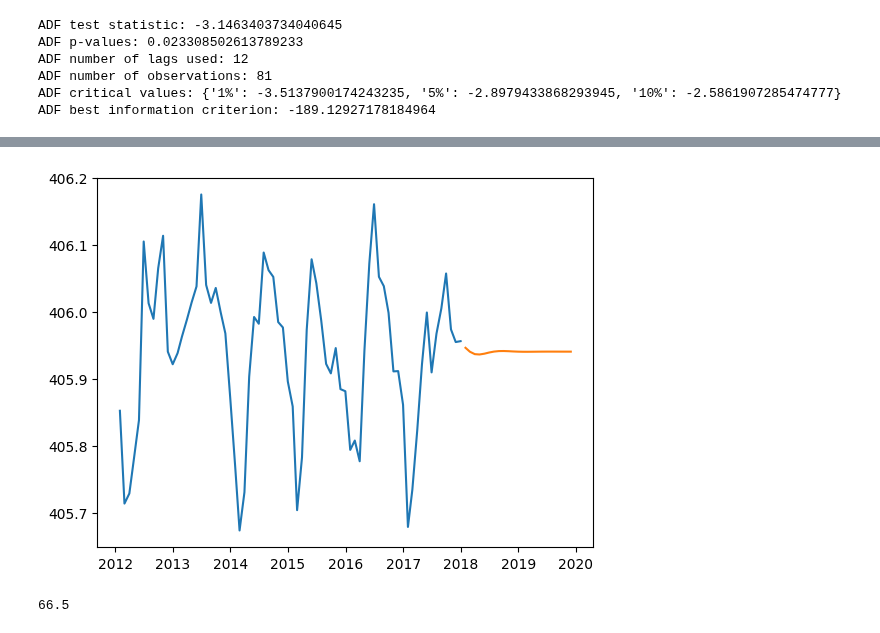
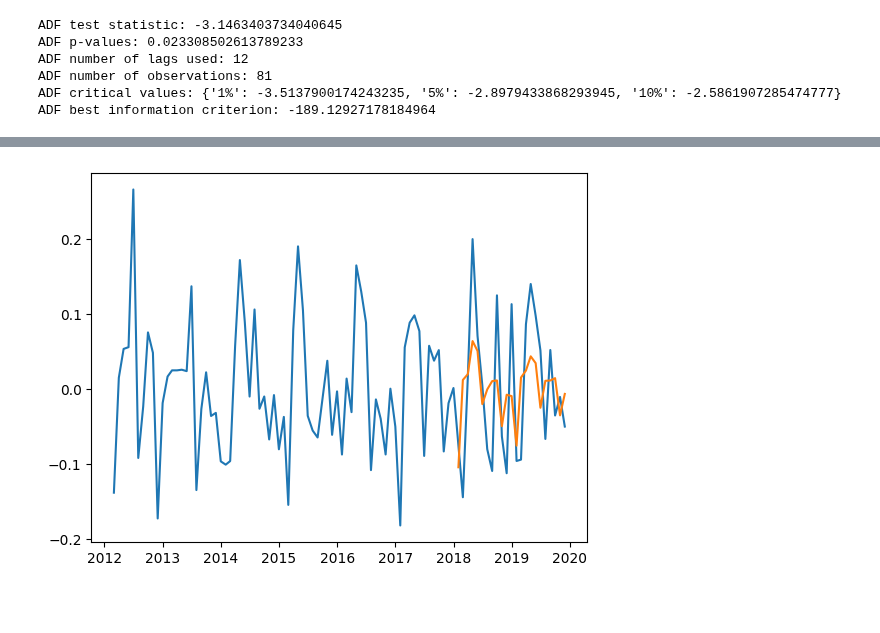
Before and after one commit to kaebry/DSF, a Jupyter notebook: Code/Arima_neptun.ipynb, the cells around one changed output, grey strips where cells are left out. Cells and saved outputs as stored; diff of their text form; code cells hidden in the pictures; blank space fills up the shorter version.

Commit message:
changes to SARIMA model (Arima_neptun notebook)

```diff
--- a/Code/Arima_neptun.ipynb
+++ b/Code/Arima_neptun.ipynb
@@ -109,9 +109,9 @@ from pmdarima.model_selection import train_test_split
 import numpy as np
 import matplotlib.pyplot as plt
 # %%
-train, test = train_test_split(water, train_size=72)
+train, test = train_test_split(differenced_co2, train_size=72)
 # %%
-model = pm.auto_arima(train, seasonal=True, m=12)
+model = pm.auto_arima(train.dropna(), seasonal=True, m=12)
 preds = model.predict(test.shape[0])
 # %%
 model
@@ -148,11 +159,7 @@ ValueError: x and y must have same first dimension, but have shapes (23,) and (9
 # %%
 #x = np.arange(y.shape[0])
-plt.plot(water.index[:72], train)
+plt.plot(water.index, differenced_co2)
 plt.plot(water.index[72:], preds)
 plt.show()
 # %% [output]
-[figure, old version]
+[figure, new version]
-# %%
-95*0.7
-# %% [output]
-66.5
```
Also changed, not shown: parts of 9 cells of this notebook.
